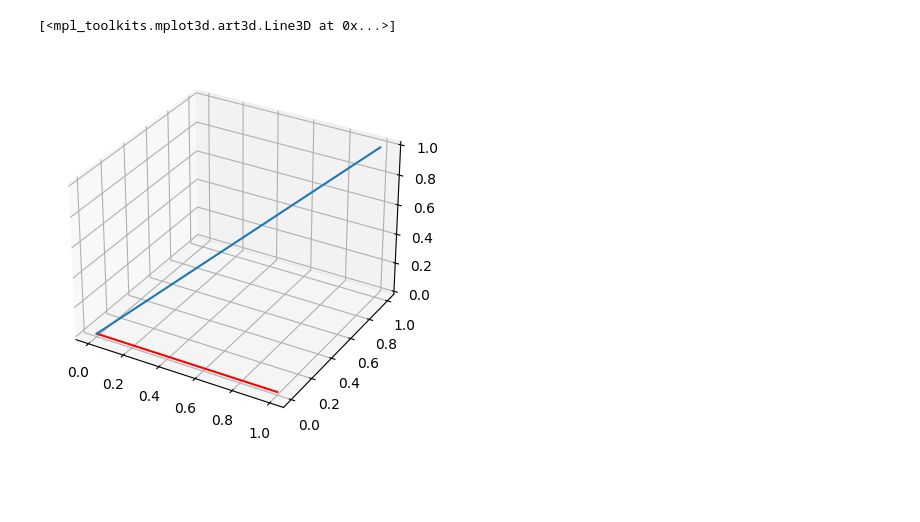
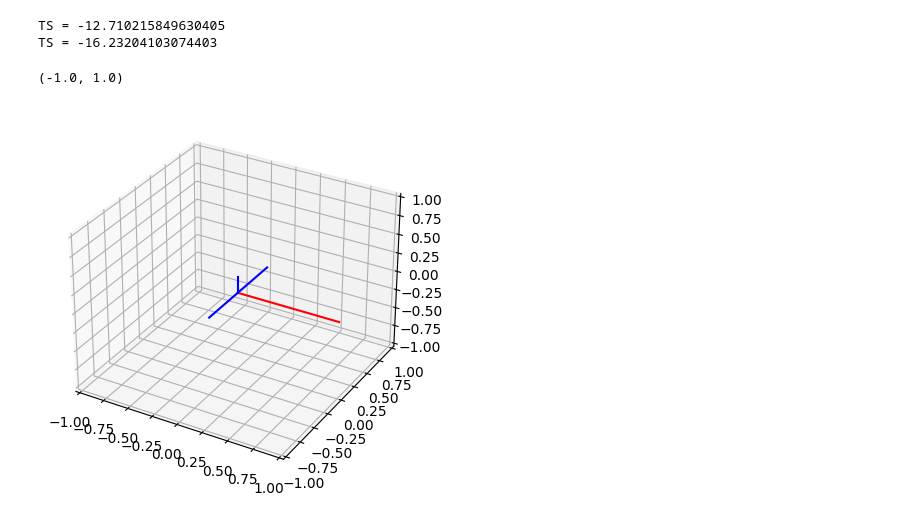
Before and after one commit to Floloffel/VAR-Project, a Jupyter notebook: Private testing/Linus/test.ipynb, the cells around one changed output. Cells and saved outputs as stored; diff of their text form; code cells hidden in the pictures; blank space fills up the shorter version.

```diff
--- a/Private testing/Linus/test.ipynb
+++ b/Private testing/Linus/test.ipynb
@@ -64,20 +75,32 @@ spa.plot.hull(ls_setup)
 # TS - Top/Sides(left,right)
 
 TS = 10*np.log10((top)**2/(left + right)**2)
+print('TS = ' + str(TS))
 
 # TH - Top/Hull(left,right,back)
 
 TH = 10*np.log10((top)**2/(left + right + back)**2)
+print('TS = ' + str(TH))
+# %% [output]
+TS = -12.710215849630405
+TS = -16.23204103074403
 # %%
 
 # Darstellung des Parameters
 
 # Vorläufiger Plot der reinen IR
 # spa.plot.sh_rms_map(RIR_Mf, title="Raw Spatial Impulse Response (with SH)")
 
 ax = plt.axes(projection='3d')
 ax.plot3D([0,1],[0,0],[0,0],'red')
-ax.plot3D([0,1],[0,1],[0,1])
+# ax.plot3D([1],[1],[1])
+ax.plot3D([0,0],[0,0],[0,top],'blue')
+ax.plot3D([0,0],[0,left],[0,0],'blue')
+ax.plot3D([0,0],[0,-right],[0,0],'blue')
+
+ax.axes.set_xlim3d(left=-1, right=1)
+ax.axes.set_ylim3d(bottom=-1, top=1)
+ax.axes.set_zlim3d(bottom=-1, top=1)
 # %% [output]
-[<mpl_toolkits.mplot3d.art3d.Line3D at 0x...>]
+(-1.0, 1.0)
-[figure, old version]
+[figure, new version]
```
Also changed, not shown: parts of 5 cells of this notebook.
